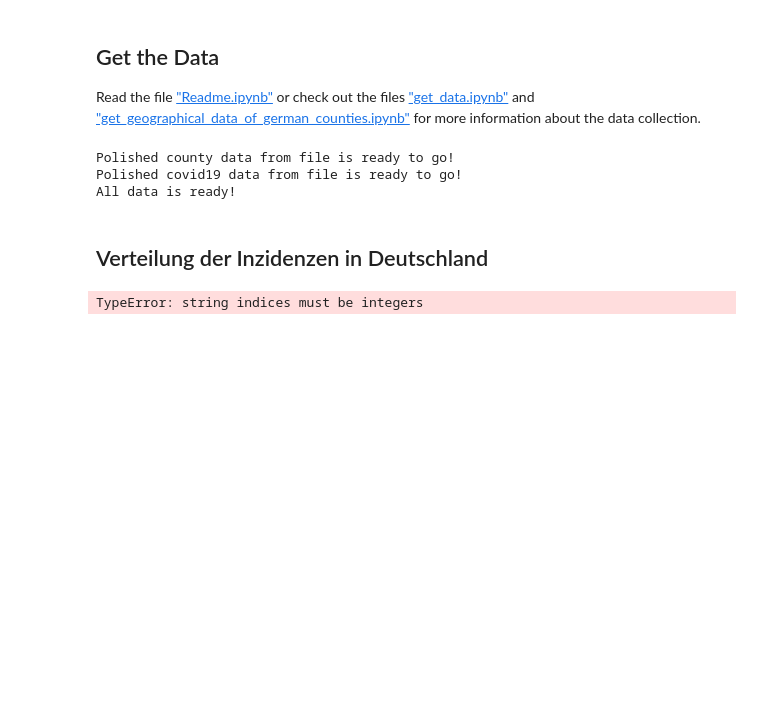
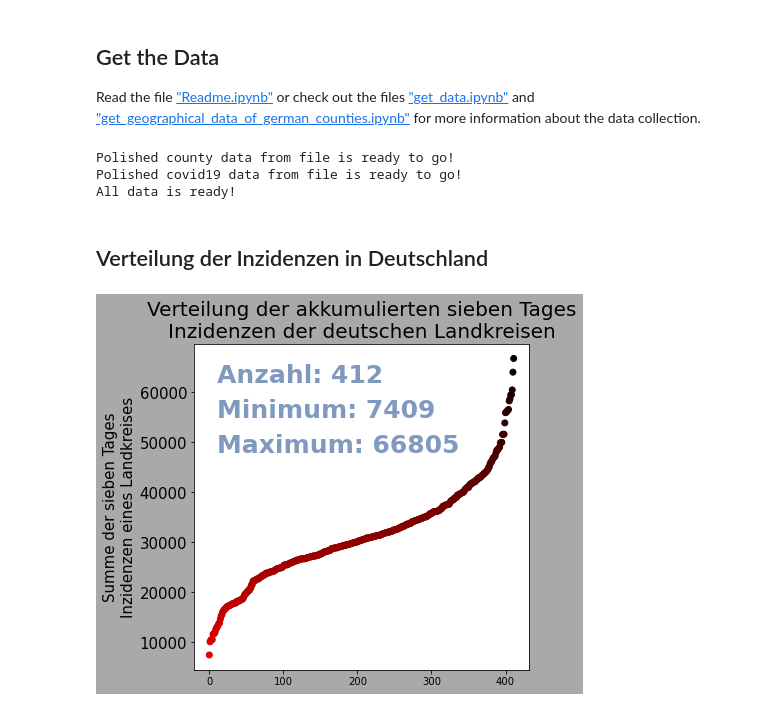
Before and after one commit to leanderbuerkin/Bachelorarbeit, a Jupyter notebook: Bachelorprojekt/accumulation_of_incidences_in_the_counties.ipynb, the cells around one changed output. Drawn from its saved outputs; the diff is of its cells as text; code cells hidden in the pictures; blank space fills up the shorter version.

```diff
--- a/Bachelorprojekt/accumulation_of_incidences_in_the_counties.ipynb
+++ b/Bachelorprojekt/accumulation_of_incidences_in_the_counties.ipynb
@@ -36,39 +27,30 @@ def color_for_pop_density(pop_density):
-# %%
-incidences_of_counties_acc = dict()
-for AdmUnitId, county in covid19.values():
-    incidences_of_counties_acc[AdmUnitId] = sum(county["incidences"])
-incidences_sums_copy = list(incidences_of_counties_acc.values()).copy()
-incidences_sums_copy.sort()
-print(incidences_of_counties_acc[-1])
-plt.plot(incidences_of_counties_acc)
-# %% [output]
-TypeError: string indices must be integers
 # %%
 plt.figure(figsize=(6, 6), facecolor='darkgrey')    # enlarge plot
-population_densities = list()
-for AdmUnitId, county in counties_geography.items():
-    population_densities.append(county["population_density"])
-population_densities.sort()
+incidences_of_counties_acc = dict()
+for AdmUnitId, county in covid19.items():
+    incidences_of_counties_acc[AdmUnitId] = sum(county["incidences"])
+incidences_sums_copy = list(incidences_of_counties_acc.values()).copy()
+incidences_sums_copy.sort()
 
-plt.title("Verteilung der Bevölkerungsdichten\nunter den deutschen Landkreisen",
+plt.text(10, 62000, "Anzahl: " + str(len(incidences_sums_copy)),
+         fontweight=1000, fontsize=25, color=(0.5, 0.6, 0.75))
+plt.text(10, 55000, "Minimum: " + str(int(incidences_sums_copy[0])),
+         fontweight=1000, fontsize=25, color=(0.5, 0.6, 0.75))
+plt.text(10, 48000, "Maximum: " + str(int(incidences_sums_copy[-1])),
+         fontweight=1000, fontsize=25, color=(0.5, 0.6, 0.75))
+plt.title("Verteilung der akkumulierten sieben Tages\nInzidenzen der deutschen Landkreisen",
          fontsize=20)
-plt.ylabel("Bevölkerungsdichte\nin Einwohner pro Quadratkilometer",
+plt.ylabel("Summe der sieben Tages\nInzidenzen eines Landkreises",
          fontsize=15)
 plt.yticks(fontsize=15)
-plt.text(10, 13000, "Anzahl: " + str(len(population_densities)),
-         fontweight=1000, fontsize=25, color=(0.5, 0.6, 0.75))
-plt.text(10, 11500, "Minimum: " + str(int(population_densities[0])),
-         fontweight=1000, fontsize=25, color=(0.5, 0.6, 0.75))
-plt.text(10, 10000, "Maximum: " + str(int(population_densities[-1])),
-         fontweight=1000, fontsize=25, color=(0.5, 0.6, 0.75))
-plt.text(10, 9000, "Maximum ohne Berlin: " + str(int(population_densities[-7])),
-         fontweight=1000, fontsize=15, color=(0.5, 0.6, 0.75))
 
 colors = list()
-for pop_density in population_densities:
-    colors.append(color_for_pop_density(pop_density))
-plt.scatter([i for i in range(len(population_densities))],
-            population_densities, color=colors)
-# plt.savefig("media/population_density_counties_distribution.png",
-            #facecolor="darkgrey", bbox_inches=Bbox([[-0.7,0.4],[5.7,6]]))
+for incidences_sum in incidences_sums_copy:
+    colors.append(color_scheme(incidences_sum, incidences_sums_copy))
+plt.scatter([i for i in range(len(incidences_sums_copy))],
+            incidences_sums_copy, color=colors)
+#plt.savefig("media/raw_pictures/incidences_sums_counties_distribution.png",
+            #facecolor="darkgrey", bbox_inches=Bbox([[-0.7,0.4],[6.1,6]]))
+# %% [output]
+[figure, added]
 # %%
```
Also changed, not shown: parts of 3 cells of this notebook, 21 other files.
